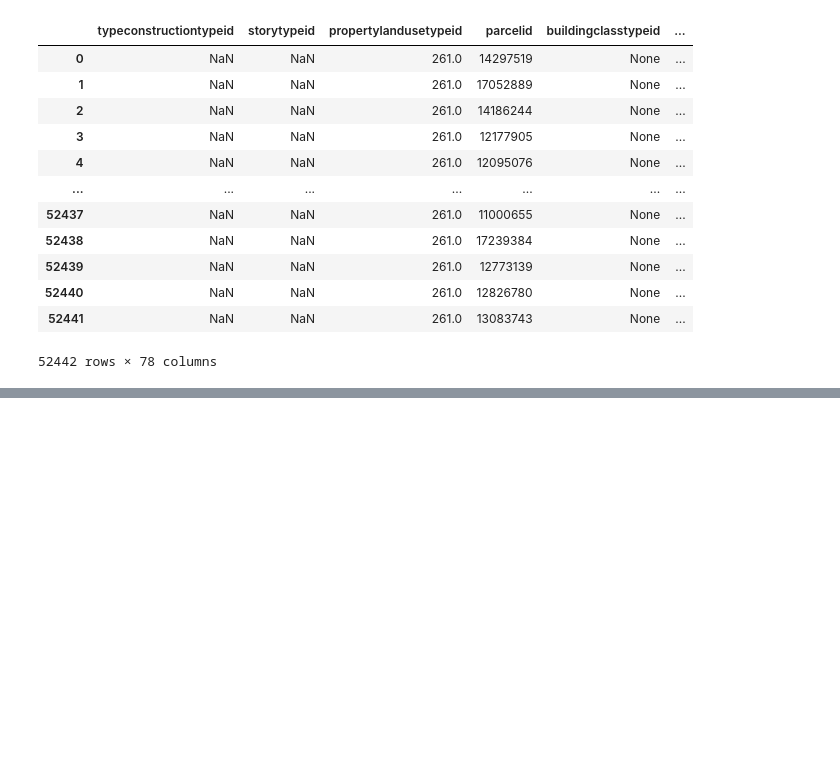
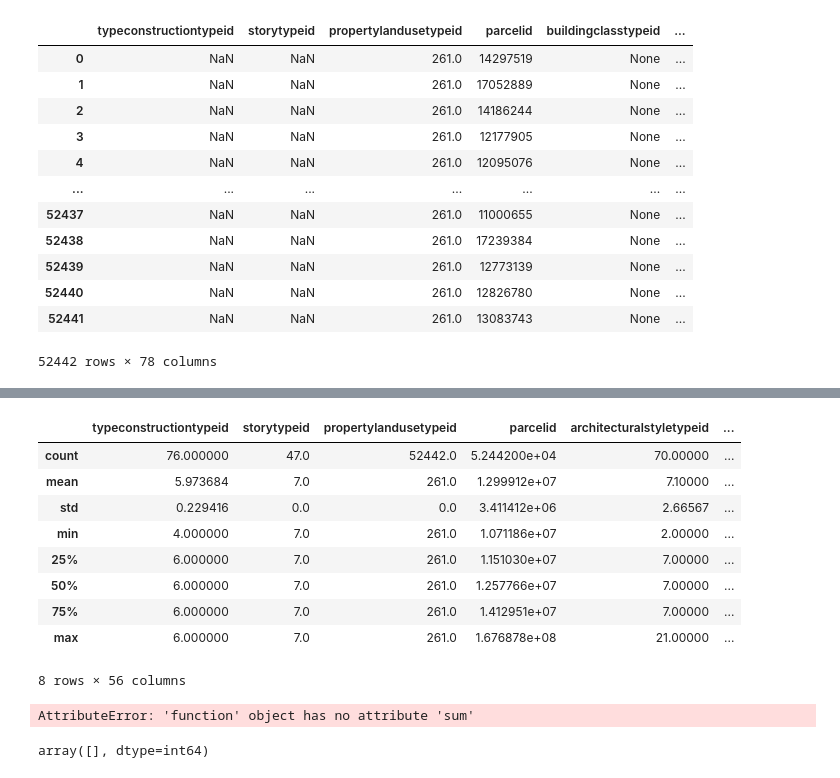
Before and after one commit to wherrickjr/clustering-exercises, a Jupyter notebook: zillow.ipynb, the cells around one changed output, grey strips where cells are left out. Cells and saved outputs as stored; diff of their text form; code cells hidden in the pictures; blank space fills up the shorter version.

Commit message:
got some nice functions here

```diff
--- a/zillow.ipynb
+++ b/zillow.ipynb
@@ -203,0 +178,13 @@ helllo
+# %%
+zillow.describe() # summary of data
+# %% [output]
+|  | typeconstructiontypeid | storytypeid | propertylandusetypeid | parcelid | architecturalstyletypeid | ... |
+| count | 76.000000 | 47.0 | 52442.0 | 5.244200e+04 | 70.00000 | ... |
+| mean | 5.973684 | 7.0 | 261.0 | 1.299912e+07 | 7.10000 | ... |
+| std | 0.229416 | 0.0 | 0.0 | 3.411412e+06 | 2.66567 | ... |
+| min | 4.000000 | 7.0 | 261.0 | 1.071186e+07 | 2.00000 | ... |
+| 25% | 6.000000 | 7.0 | 261.0 | 1.151030e+07 | 7.00000 | ... |
+| 50% | 6.000000 | 7.0 | 261.0 | 1.257766e+07 | 7.00000 | ... |
+| 75% | 6.000000 | 7.0 | 261.0 | 1.412951e+07 | 7.00000 | ... |
+| max | 6.000000 | 7.0 | 261.0 | 1.676878e+08 | 21.00000 | ... |
+8 rows × 56 columns
@@ -203,0 +209,8 @@ helllo
+# %%
+df1.isnull().sum(axis = 1)
+# %% [output]
+AttributeError: 'function' object has no attribute 'sum'
+# %%
+np.where(yoyo < 0.6)[0]
+# %% [output]
+array([], dtype=int64)
```
Also changed, not shown: parts of 13 cells of this notebook.
